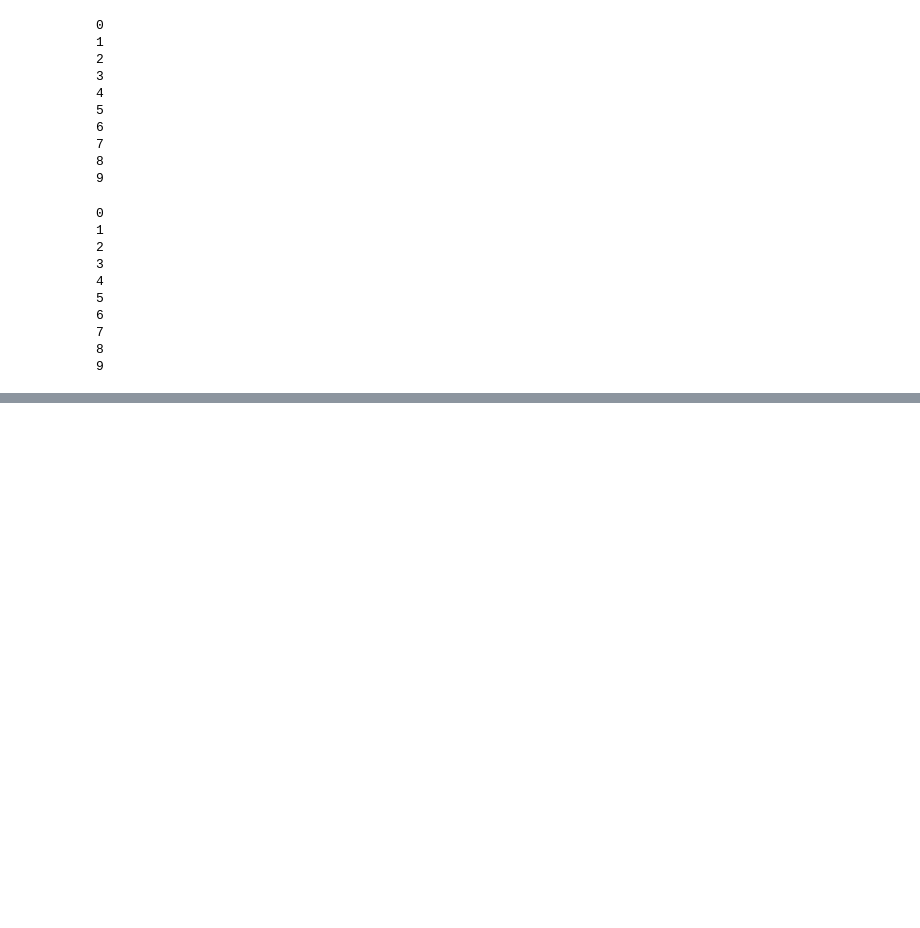
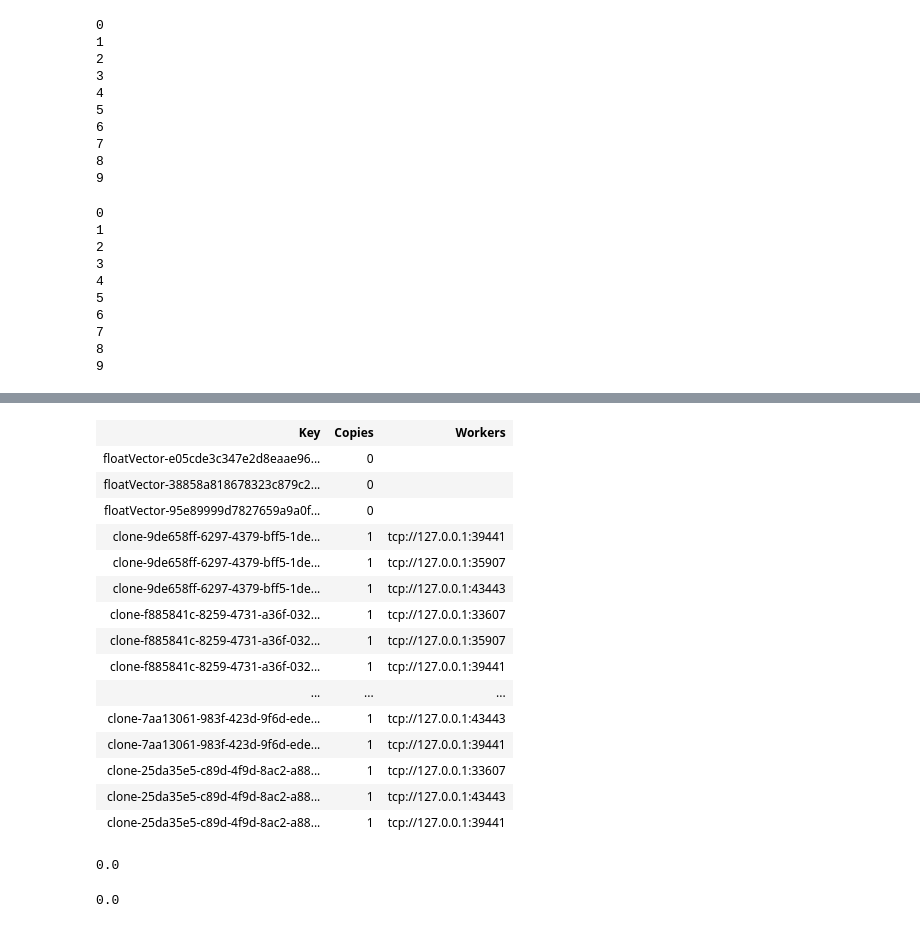
Before and after one commit to arustamm/pythonSolver, a Jupyter notebook: GenericSolver/notebooks/_test_ray_to_be_deleted_.ipynb, the cells around one changed output, grey strips where cells are left out. Cells and saved outputs as stored; diff of their text form; code cells hidden in the pictures; blank space fills up the shorter version.

```diff
--- a/GenericSolver/notebooks/_test_ray_to_be_deleted_.ipynb
+++ b/GenericSolver/notebooks/_test_ray_to_be_deleted_.ipynb
@@ -351,0 +393,27 @@ for i in range(10):
+# %%
+client.getClient().who_has()
+# %% [output]
+| Key | Copies | Workers |
+| floatVector-e05cde3c347e2d8eaae96... | 0 |  |
+| floatVector-38858a818678323c879c2... | 0 |  |
+| floatVector-95e89999d7827659a9a0f... | 0 |  |
+| clone-9de658ff-6297-4379-bff5-1de... | 1 | tcp://127.0.0.1:39441 |
+| clone-9de658ff-6297-4379-bff5-1de... | 1 | tcp://127.0.0.1:35907 |
+| clone-9de658ff-6297-4379-bff5-1de... | 1 | tcp://127.0.0.1:43443 |
+| clone-f885841c-8259-4731-a36f-032... | 1 | tcp://127.0.0.1:33607 |
+| clone-f885841c-8259-4731-a36f-032... | 1 | tcp://127.0.0.1:35907 |
+| clone-f885841c-8259-4731-a36f-032... | 1 | tcp://127.0.0.1:39441 |
+| ... | ... | ... |
+| clone-7aa13061-983f-423d-9f6d-ede... | 1 | tcp://127.0.0.1:43443 |
+| clone-7aa13061-983f-423d-9f6d-ede... | 1 | tcp://127.0.0.1:39441 |
+| clone-25da35e5-c89d-4f9d-8ac2-a88... | 1 | tcp://127.0.0.1:33607 |
+| clone-25da35e5-c89d-4f9d-8ac2-a88... | 1 | tcp://127.0.0.1:43443 |
+| clone-25da35e5-c89d-4f9d-8ac2-a88... | 1 | tcp://127.0.0.1:39441 |
+# %%
+model_pre.min()
+# %% [output]
+0.0
+# %%
+model_pre.max()
+# %% [output]
+0.0
```
Also changed, not shown: parts of 15 cells of this notebook, 3 other files.
